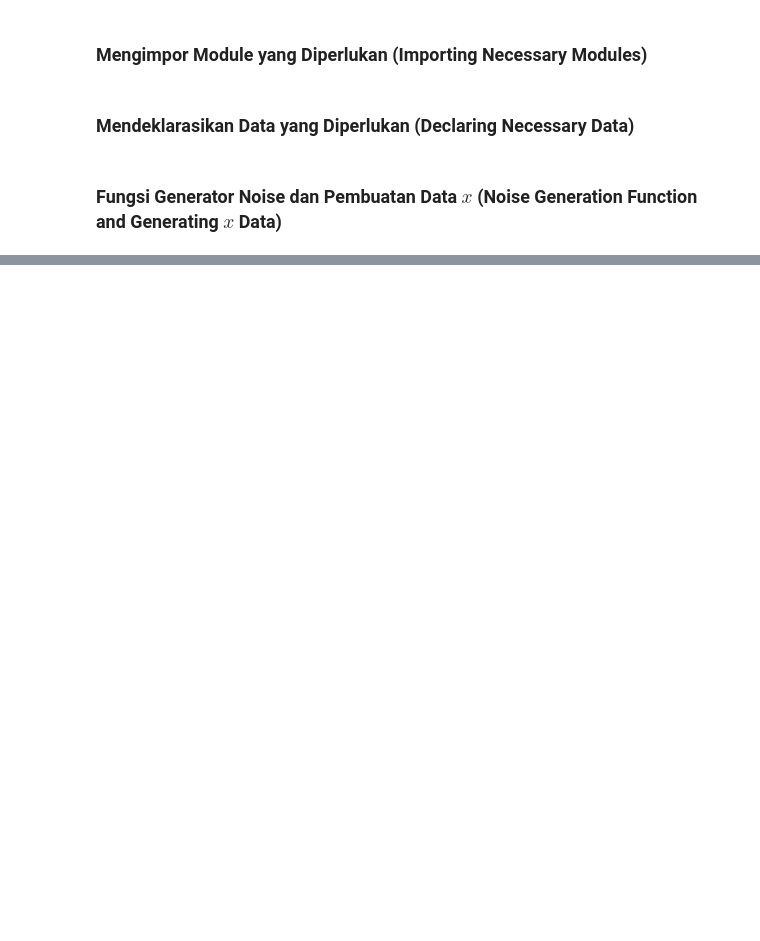
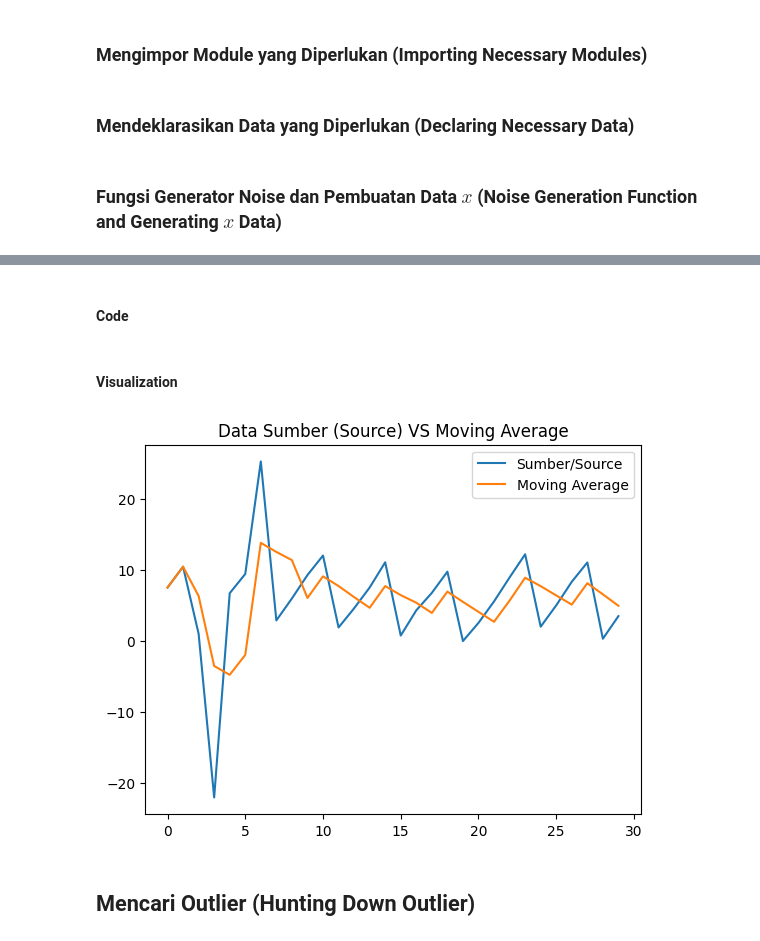
Before and after one commit to BenjaminFosters/ScientificComputing-Course-B29, a Jupyter notebook: Take Home Assignments/1_Ruben_ScientificToolkits/1_Ruben_ScientificToolkits.ipynb, the cells around one changed output, grey strips where cells are left out. Saved outputs shown, nothing was run; the diff lists cells and outputs as text; code cells hidden in the pictures; blank space fills up the shorter version.

```diff
--- a/Take Home Assignments/1_Ruben_ScientificToolkits/1_Ruben_ScientificToolkits.ipynb
+++ b/Take Home Assignments/1_Ruben_ScientificToolkits/1_Ruben_ScientificToolkits.ipynb
@@ -114,0 +198,39 @@ dataset = generate_data(A, B, M, N, seed)
+# %% [markdown]
+#### Code
+# %%
+# Mendapatkan k (Obtaining k)
+k = 3 + (d1 % 3)
+
+def moving_average(x, k):
+    # Membuat Variabel Rata-Rata (Making Variabel Average)
+    data = np.zeros(N)
+
+    # Kalkulasi (Calculate)
+    for i in range(N):
+        j = i - k + 1
+
+        if j >= 0:
+            temp = 0
+            for ii in range(j, i+1):
+                temp += x[ii]
+            data[i] = temp/k
+        else:
+            data[i] = x[i]
+
+    # Mengembalikan Data (Returning Data)
+    return data
+
+# Rata-rata ke x_bar (Average to x_bar)
+x_bar = moving_average(x, k)
+# %% [markdown]
+#### Visualization
+# %%
+plt.plot(x, label="Sumber/Source")
+plt.plot(x_bar, label="Moving Average")
+plt.title("Data Sumber (Source) VS Moving Average")
+plt.legend()
+plt.show()
+# %% [output]
+[figure, added]
+# %% [markdown]
+## Mencari Outlier (Hunting Down Outlier)
```
Also changed, not shown: parts of 22 cells of this notebook, 4 other files.
